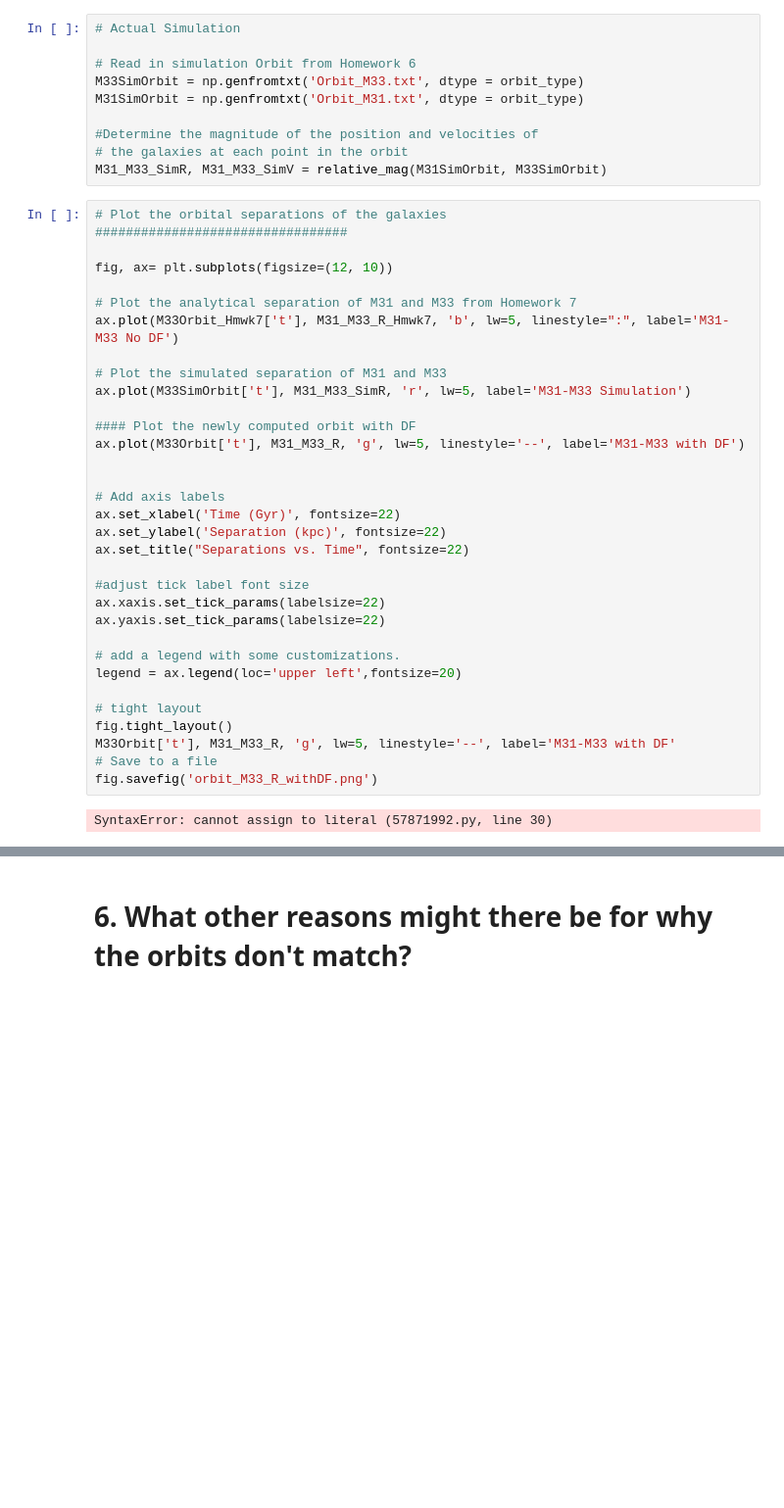
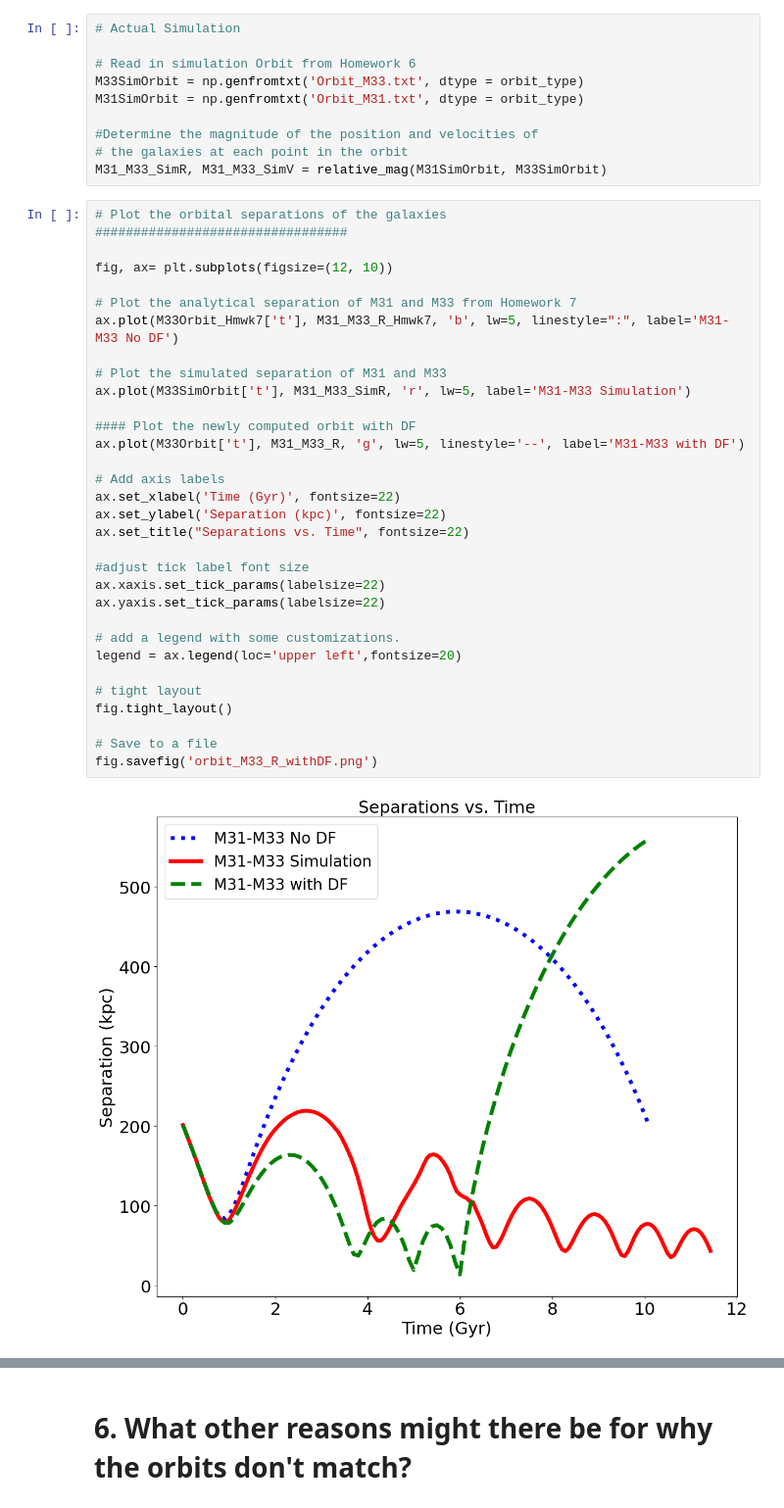
Before and after one commit to jaymotka/400B_2023_motka, a Jupyter notebook: Labs/Lab9/Lab9.ipynb, the cells around one changed output, grey strips where cells are left out. Shown: that part at 98% size. Drawn from its saved outputs; the diff is of its cells as text; blank space fills up the shorter version.

```diff
--- a/Labs/Lab9/Lab9.ipynb
+++ b/Labs/Lab9/Lab9.ipynb
@@ -450,36 +450,35 @@ M31_M33_SimR, M31_M33_SimV = relative_mag(M31SimOrbit, M33SimOrbit)
 #################################
 
 fig, ax= plt.subplots(figsize=(12, 10))
 
 # Plot the analytical separation of M31 and M33 from Homework 7
 ax.plot(M33Orbit_Hmwk7['t'], M31_M33_R_Hmwk7, 'b', lw=5, linestyle=":", label='M31-M33 No DF')
 
 # Plot the simulated separation of M31 and M33
 ax.plot(M33SimOrbit['t'], M31_M33_SimR, 'r', lw=5, label='M31-M33 Simulation')
 
 #### Plot the newly computed orbit with DF
 ax.plot(M33Orbit['t'], M31_M33_R, 'g', lw=5, linestyle='--', label='M31-M33 with DF')
 
-
 # Add axis labels
 ax.set_xlabel('Time (Gyr)', fontsize=22)
 ax.set_ylabel('Separation (kpc)', fontsize=22)
 ax.set_title("Separations vs. Time", fontsize=22)
 
 #adjust tick label font size
 ax.xaxis.set_tick_params(labelsize=22)
 ax.yaxis.set_tick_params(labelsize=22)
 
 # add a legend with some customizations.
 legend = ax.legend(loc='upper left',fontsize=20)
 
 # tight layout
 fig.tight_layout()
-M33Orbit['t'], M31_M33_R, 'g', lw=5, linestyle='--', label='M31-M33 with DF'
+
 # Save to a file
 fig.savefig('orbit_M33_R_withDF.png')
 # %% [output]
-SyntaxError: cannot assign to literal (57871992.py, line 30)
+[figure, added]
 # %%
 # Plot the orbital velocities of the galaxies
 #################################
```
Also changed, not shown: parts of 2 cells of this notebook.
